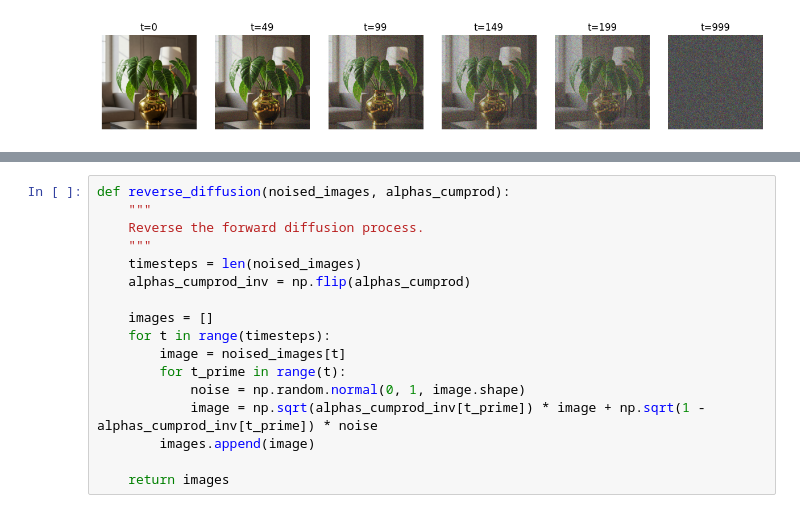
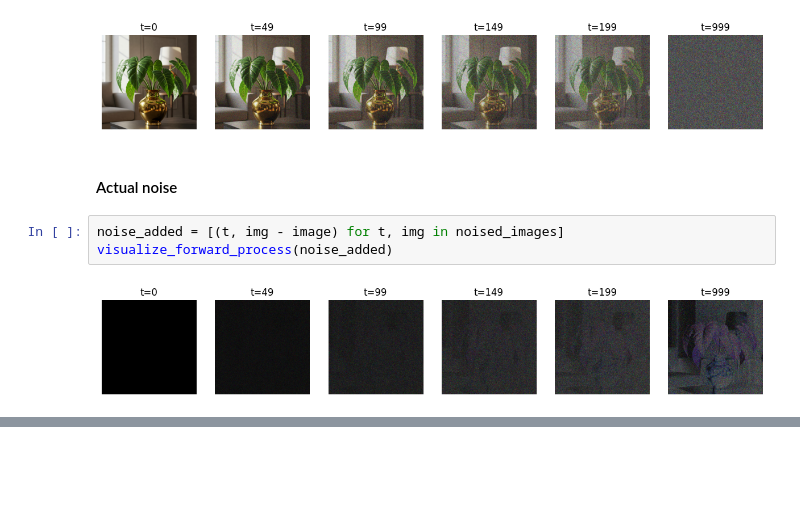
Before and after one commit to PyML-studio/diffusion, a Jupyter notebook: 01-theory/diffusion.ipynb, the cells around one changed output, grey strips where cells are left out. Saved outputs shown, nothing was run; the diff lists cells and outputs as text; blank space fills up the shorter version.

Commit message:
actual noise added

```diff
--- a/01-theory/diffusion.ipynb
+++ b/01-theory/diffusion.ipynb
@@ -158,22 +158,12 @@ for t in [49, 99, 149, 199, 999]:
 visualize_forward_process(noised_images)
 # %% [output]
 [figure]
+# %% [markdown]
+#### Actual noise
+# %%
+noise_added = [(t, img - image) for t, img in noised_images]
+visualize_forward_process(noise_added)
+# %% [output]
+[figure, added]
 # %% [markdown]
 <img src="images/training.png" alt="training" width="400"/>
-# %%
-def reverse_diffusion(noised_images, alphas_cumprod):
-    """
-    Reverse the forward diffusion process.
-    """
-    timesteps = len(noised_images)
-    alphas_cumprod_inv = np.flip(alphas_cumprod)
-
-    images = []
-    for t in range(timesteps):
-        image = noised_images[t]
-        for t_prime in range(t):
-            noise = np.random.normal(0, 1, image.shape)
-            image = np.sqrt(alphas_cumprod_inv[t_prime]) * image + np.sqrt(1 - alphas_cumprod_inv[t_prime]) * noise
-        images.append(image)
-
-    return images
```
